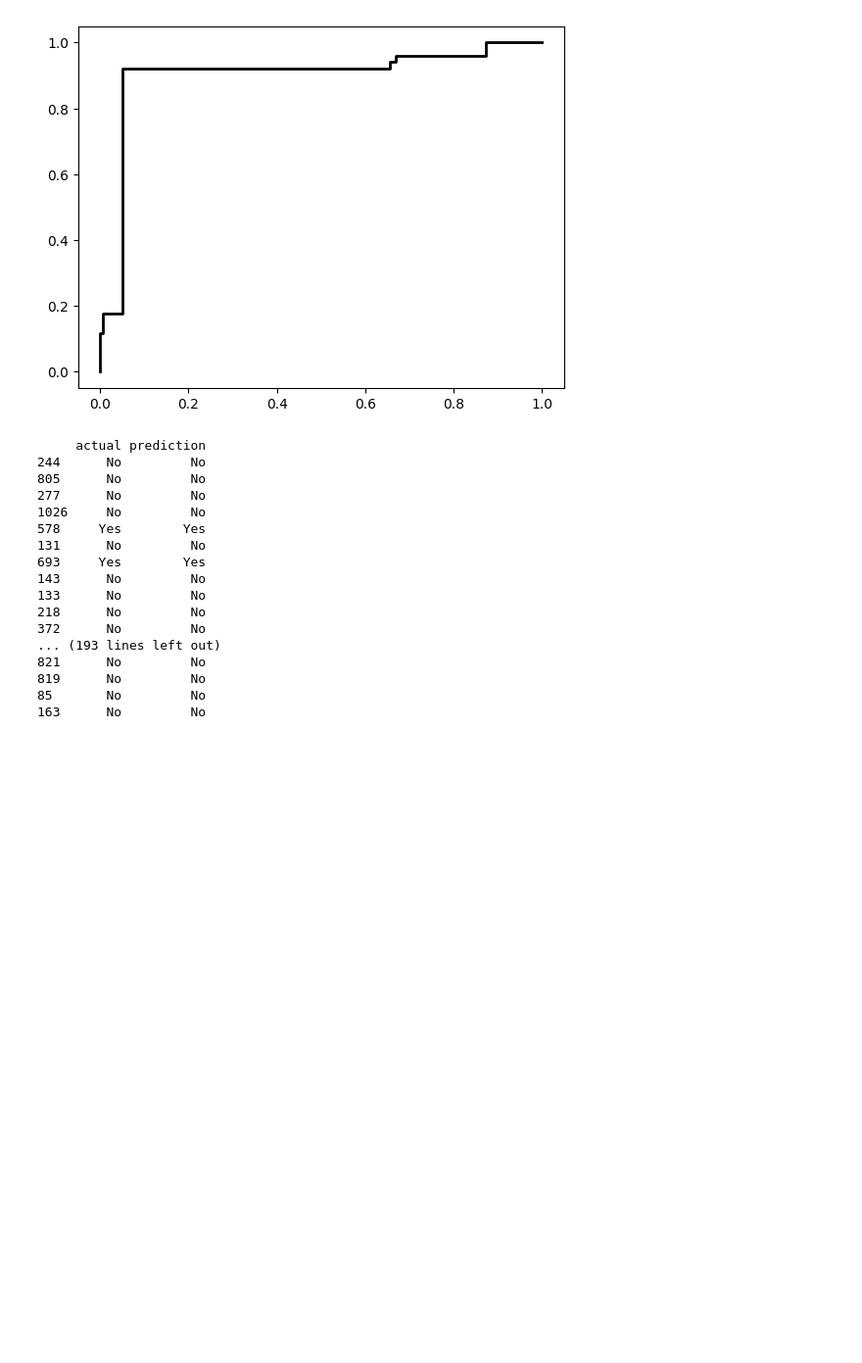
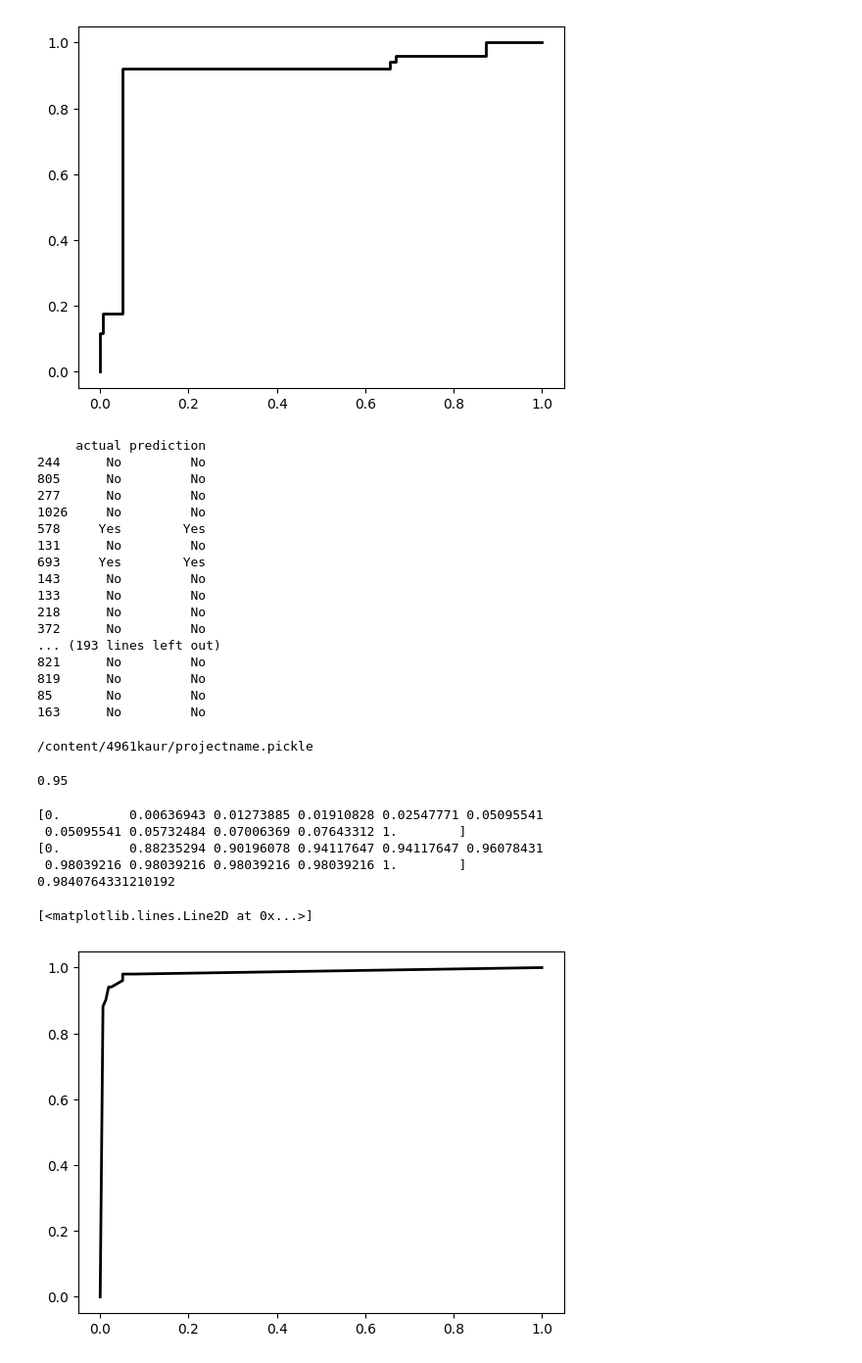
Before and after one commit to ggarci10/4961kaur, a Jupyter notebook: Saya.ipynb, the cells around one changed output. Shown at 98% size. Saved outputs shown, nothing was run; the diff lists cells and outputs as text; code cells hidden in the pictures; blank space fills up the shorter version.

```diff
--- a/Saya.ipynb
+++ b/Saya.ipynb
@@ -579,3 +583,45 @@ print(results)
 819      No         No
 85       No         No
 163      No         No
+# %%
+projectabspathname = os.path.abspath('projectname.pickle')
+print(projectabspathname)
+projectname = 'Saya.ipynb'
+projectpickle = open(str(projectabspathname),'wb')
+pickle.dump(projectname, projectpickle)
+projectpickle.close()
+# %% [output]
+/content/4961kaur/projectname.pickle
+# %%
+from sklearn.neighbors import KNeighborsClassifier
+k = 10
+knn = KNeighborsClassifier(n_neighbors=k)
+knn.fit(X_train,y_train)
+y_predict_knn = knn.predict(X_test)
+knnaccuracy = accuracy_score(y_test, y_predict_knn)
+
+print(round(knnaccuracy,2))
+y_predict_prob_knn= knn.predict_proba(X_test)
+# %% [output]
+0.95
+# %%
+fprknn, tprknn, thresholdssknn = metrics.roc_curve(y_test, y_predict_prob_knn[:,1], pos_label='Yes')
+
+print(fprknn)
+print(tprknn)
+AUCknn = metrics.auc(fprknn, tprknn)
+print(AUCknn)
+# %% [output]
+[0.         0.00636943 0.01273885 0.01910828 0.02547771 0.05095541
+ 0.05095541 0.05732484 0.07006369 0.07643312 1.        ]
+[0.         0.88235294 0.90196078 0.94117647 0.94117647 0.96078431
+ 0.98039216 0.98039216 0.98039216 0.98039216 1.        ]
+0.9840764331210192
+# %%
+%matplotlib inline
+
+plt.figure()
+plt.plot(fprknn, tprknn, color='black', lw=2,label='knn ROC Curve (area = %0.2f)' % AUCknn)
+# %% [output]
+[<matplotlib.lines.Line2D at 0x...>]
+[figure, added]
```
Also changed, not shown: parts of 5 cells of this notebook.
